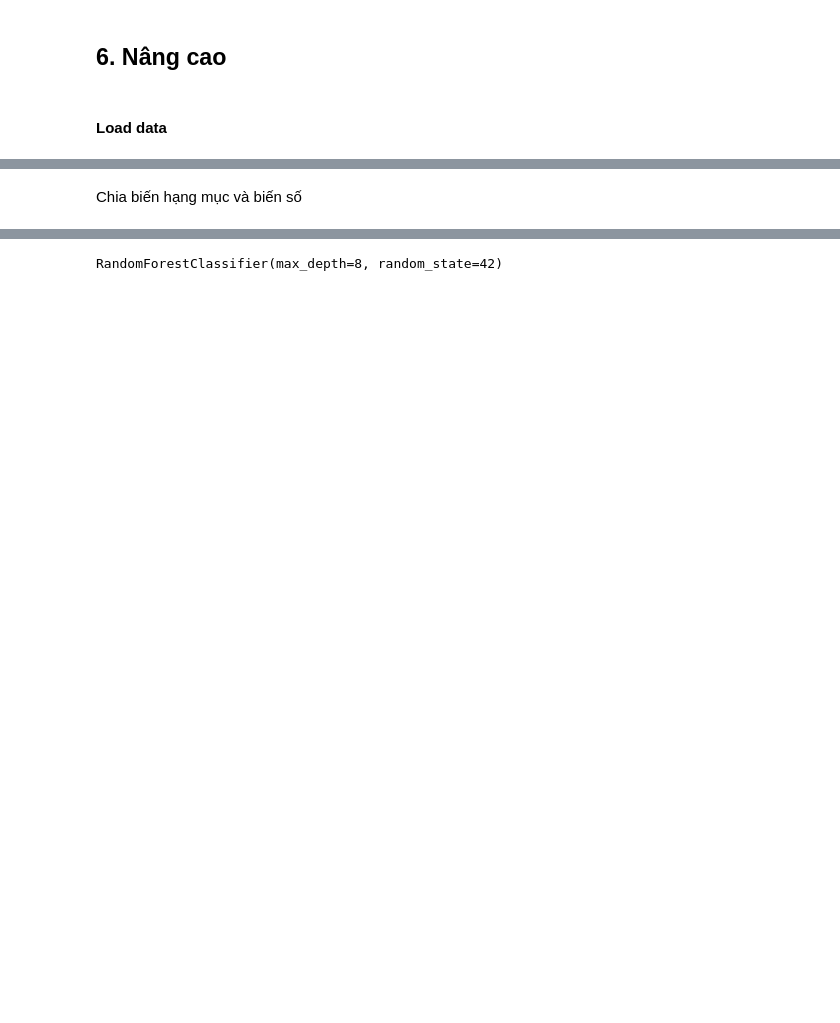
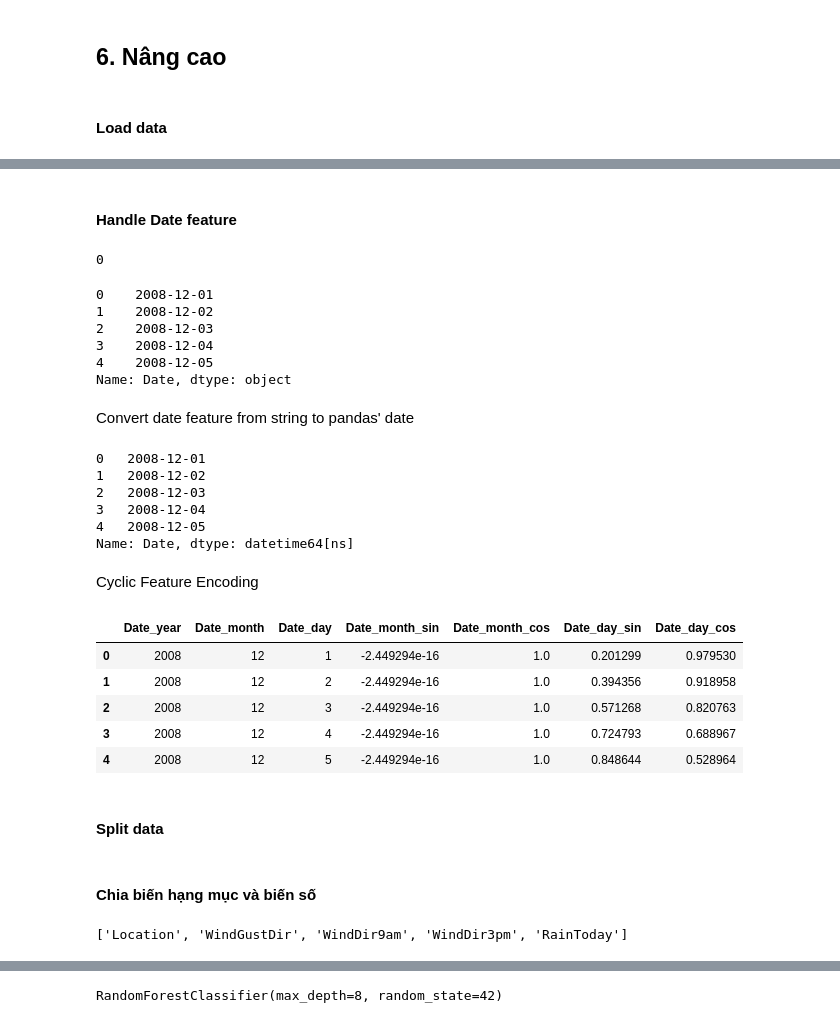
Before and after one commit to aidino/funix, a Jupyter notebook: assignments/c3-classification/assignment-1/hv_asm_1.ipynb, the cells around one changed output, grey strips where cells are left out. Drawn from its saved outputs; the diff is of its cells as text; code cells hidden in the pictures; blank space fills up the shorter version.

```diff
--- a/assignments/c3-classification/assignment-1/hv_asm_1.ipynb
+++ b/assignments/c3-classification/assignment-1/hv_asm_1.ipynb
@@ -356,0 +330,29 @@ F1 score: 0.53654552878726
+# %% [markdown]
+#### Handle Date feature
+# %%
+df_advance['Date'].isna().sum()
+# %% [output]
+0
+# %%
+df_advance['Date'].head()
+# %% [output]
+0    2008-12-01
+1    2008-12-02
+2    2008-12-03
+3    2008-12-04
+4    2008-12-05
+Name: Date, dtype: object
+# %% [markdown]
+Convert date feature from string to pandas' date
+# %%
+df_advance['Date'] = pd.to_datetime(df_advance['Date'], format='%Y-%m-%d')
+df_advance['Date'].head()
+# %% [output]
+0   2008-12-01
+1   2008-12-02
+2   2008-12-03
+3   2008-12-04
+4   2008-12-05
+Name: Date, dtype: datetime64[ns]
+# %% [markdown]
+Cyclic Feature Encoding
@@ -357 +373,13 @@ F1 score: 0.53654552878726
+# %%
+date_features = ['Date_year', 'Date_month', 'Date_day', 'Date_month_sin', 'Date_month_cos', 'Date_day_sin', 'Date_day_cos']
+df_advance[date_features].head()
+# %% [output]
+|  | Date_year | Date_month | Date_day | Date_month_sin | Date_month_cos | Date_day_sin | Date_day_cos |
+| 0 | 2008 | 12 | 1 | -2.449294e-16 | 1.0 | 0.201299 | 0.979530 |
+| 1 | 2008 | 12 | 2 | -2.449294e-16 | 1.0 | 0.394356 | 0.918958 |
+| 2 | 2008 | 12 | 3 | -2.449294e-16 | 1.0 | 0.571268 | 0.820763 |
+| 3 | 2008 | 12 | 4 | -2.449294e-16 | 1.0 | 0.724793 | 0.688967 |
+| 4 | 2008 | 12 | 5 | -2.449294e-16 | 1.0 | 0.848644 | 0.528964 |
+# %% [markdown]
+#### Split data
 # %%
@@ -364,7 +388,11 @@ y = df_advance['RainTomorrow']
 X_train, X_test, y_train, y_test = train_test_split(X, y, test_size=0.2, random_state=42)
 X_test, X_valid, y_test, y_valid = train_test_split(X_test, y_test, test_size=0.5, random_state=42)
 # %% [markdown]
-Chia biến hạng mục và biến số
+#### Chia biến hạng mục và biến số
 # %%
 categorical = [col for col in X.columns if X[col].dtypes == 'O']
 numerical = [col for col in X.columns if X[col].dtypes != 'O']
+# %%
+categorical
+# %% [output]
+['Location', 'WindGustDir', 'WindDir9am', 'WindDir3pm', 'RainToday']
```
Also changed, not shown: parts of 52 cells of this notebook.
